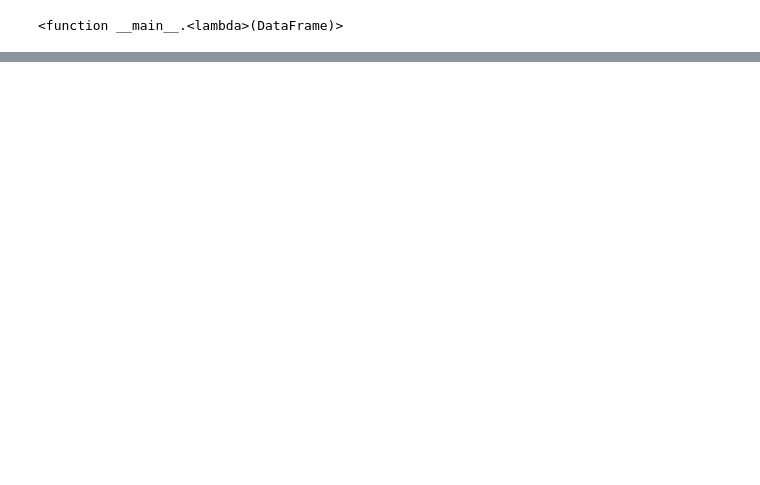
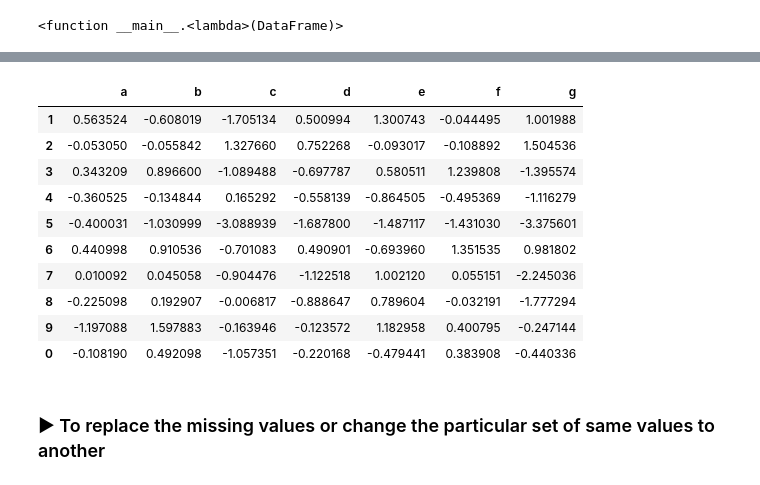
Before and after one commit to ayushi-006/Hands_on_Pandas-, a Jupyter notebook: PANDAS.ipynb, the cells around one changed output, grey strips where cells are left out. Cells and saved outputs as stored; diff of their text form; code cells hidden in the pictures; blank space fills up the shorter version.

```diff
--- a/PANDAS.ipynb
+++ b/PANDAS.ipynb
@@ -464,0 +524,3 @@ condition_for_selection = (DataFrame['a'] > 0.5)&(DataFrame['b'] < 0.2)
+# %%
+ DataFrame['f'] = DataFrame['a'] + DataFrame['b']
+ DataFrame
@@ -464,0 +539,17 @@ condition_for_selection = (DataFrame['a'] > 0.5)&(DataFrame['b'] < 0.2)
+# %%
+ DataFrame['g'] = DataFrame['d']* 2
+ DataFrame
+# %% [output]
+|  | a | b | c | d | e | f | g |
+| 1 | 0.563524 | -0.608019 | -1.705134 | 0.500994 | 1.300743 | -0.044495 | 1.001988 |
+| 2 | -0.053050 | -0.055842 | 1.327660 | 0.752268 | -0.093017 | -0.108892 | 1.504536 |
+| 3 | 0.343209 | 0.896600 | -1.089488 | -0.697787 | 0.580511 | 1.239808 | -1.395574 |
+| 4 | -0.360525 | -0.134844 | 0.165292 | -0.558139 | -0.864505 | -0.495369 | -1.116279 |
+| 5 | -0.400031 | -1.030999 | -3.088939 | -1.687800 | -1.487117 | -1.431030 | -3.375601 |
+| 6 | 0.440998 | 0.910536 | -0.701083 | 0.490901 | -0.693960 | 1.351535 | 0.981802 |
+| 7 | 0.010092 | 0.045058 | -0.904476 | -1.122518 | 1.002120 | 0.055151 | -2.245036 |
+| 8 | -0.225098 | 0.192907 | -0.006817 | -0.888647 | 0.789604 | -0.032191 | -1.777294 |
+| 9 | -1.197088 | 1.597883 | -0.163946 | -0.123572 | 1.182958 | 0.400795 | -0.247144 |
+| 0 | -0.108190 | 0.492098 | -1.057351 | -0.220168 | -0.479441 | 0.383908 | -0.440336 |
+# %% [markdown]
+ ### ▶ To replace the missing values or change the particular set of same values to another
```
Also changed, not shown: parts of 21 cells of this notebook.
